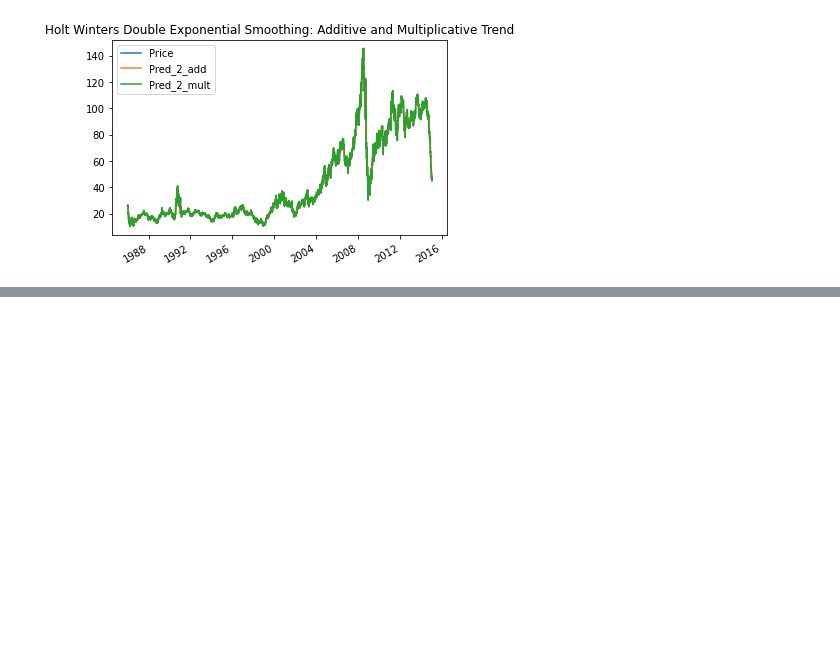
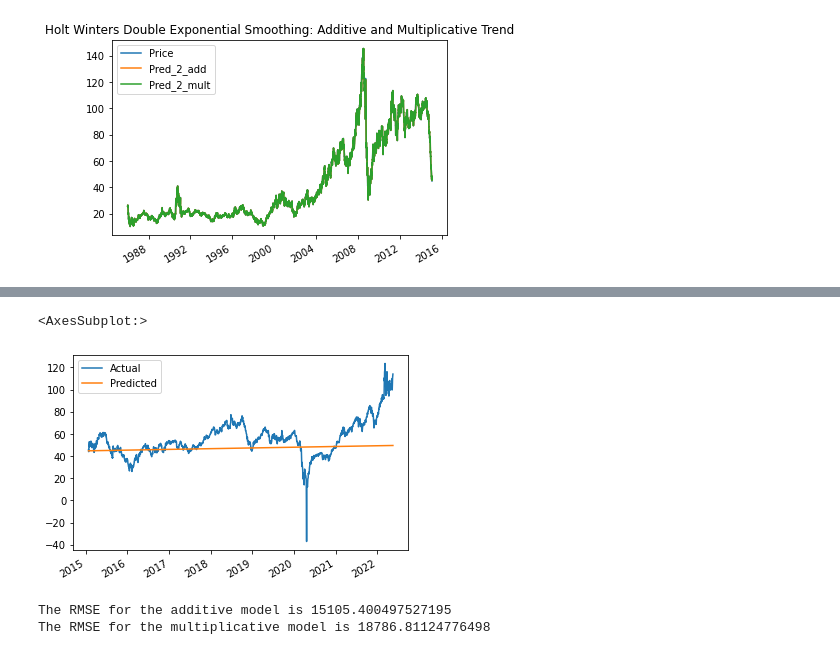
Before and after one commit to luketankh/LevelUp-, a Jupyter notebook: ARIMA.ipynb, the cells around one changed output, grey strips where cells are left out. Drawn from its saved outputs; the diff is of its cells as text; code cells hidden in the pictures; blank space fills up the shorter version.

```diff
--- a/ARIMA.ipynb
+++ b/ARIMA.ipynb
@@ -292,0 +308,31 @@ Text(0.5, 1.0, 'Train, Test and Predicted Test using Holt Winters')
+# %%
+# Additive exponential smoothing plot
+test_add_predictions = np.asarray(test_add_predictions)
+test_add = test.copy()
+
+test_add["Pred"] = test_add_predictions.tolist()
+test_add["Price"].plot(legend=True,label='Actual',figsize=(6,4))
+test_add["Pred"].plot(legend=True,label='Predicted',figsize=(6,4))
+# %% [output]
+<AxesSubplot:>
+[figure, added]
+# %%
+# Root mean square error calculation for Additive
+
+rmse_add = 0
+
+for i in range (0, test_add.shape[0],1):
+    rmse_add += test_add["Price"][i] - test_add["Pred"][i]
+
+rmse_mult = 0
+
+for i in range (0, test_mult.shape[0],1):
+    rmse_mult += test_mult["Price"][i] - test_mult["Pred"][i]
+
+print(f"The RMSE for the additive model is {rmse_add}")
+print(f"The RMSE for the multiplicative model is {rmse_mult}")
+
+#Additive model is more accurate than the Multiplicative model.
+# %% [output]
+The RMSE for the additive model is 15105.400497527195
+The RMSE for the multiplicative model is 18786.81124776498
```
Also changed, not shown: parts of 4 cells of this notebook.
